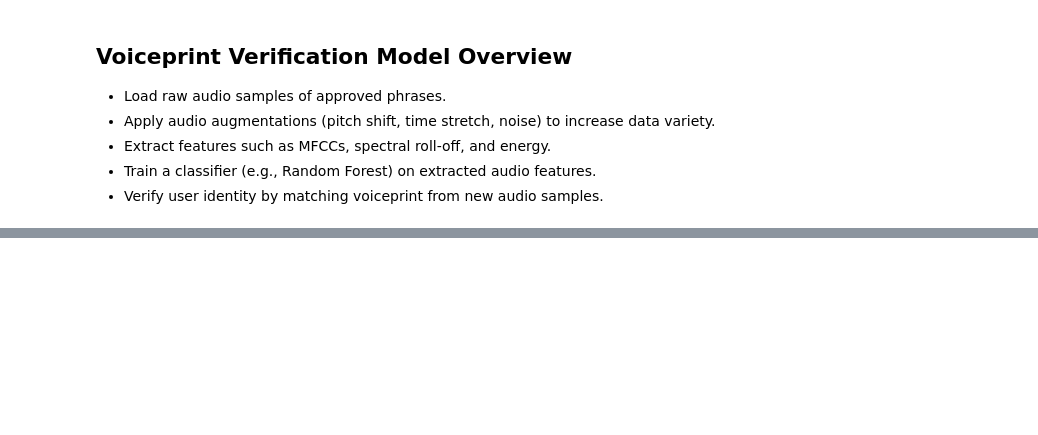
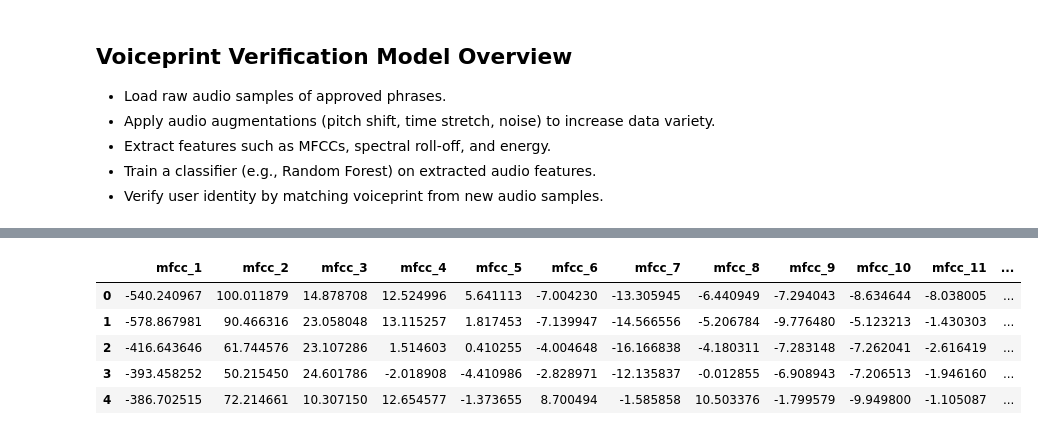
Before and after one commit to cyiza22/Data_Preprocessing, a Jupyter notebook: voiceprint_verification_model/notebook/audio_analysis.ipynb, the cells around one changed output, grey strips where cells are left out. Saved outputs shown, nothing was run; the diff lists cells and outputs as text; code cells hidden in the pictures; blank space fills up the shorter version.

```diff
--- a/voiceprint_verification_model/notebook/audio_analysis.ipynb
+++ b/voiceprint_verification_model/notebook/audio_analysis.ipynb
@@ -117,7 +132,7 @@ Visualizing Yes_approve.opus
 # %%
-# Function to apply 2+ augmentations and extract features from multiple audios
+# Apply 2+ augmentations (pitch, stretch, noise) and extract features
 def extract_features(y, sr, label):
-    """Extracts MFCC, rolloff, and energy features for a single audio."""
+    """Extract MFCC, rolloff, and energy features for a single audio."""
     mfccs = np.mean(librosa.feature.mfcc(y=y, sr=sr, n_mfcc=13), axis=1)
     rolloff = np.mean(librosa.feature.spectral_rolloff(y=y, sr=sr))
     energy = np.sum(y ** 2) / len(y)
@@ -126,33 +141,40 @@ def extract_features(y, sr, label):
     return feature_dict
 
 def augment_audio(y, sr):
-    """Apply multiple augmentations: time stretch, pitch shift, background noise."""
+    """Apply time-stretch, pitch-shift, and noise augmentations."""
     augmentations = []
-    # 1. Pitch Shift
     augmentations.append(librosa.effects.pitch_shift(y, sr, n_steps=random.choice([-2, 2])))
-    # 2. Time Stretch
     augmentations.append(librosa.effects.time_stretch(y, rate=random.choice([0.8, 1.2])))
-    # 3. Add background noise
     noise = np.random.randn(len(y))
     augmentations.append(y + 0.005 * noise)
     return augmentations
 
-# Extract features for all audios and save
+# Extract and save augmented features
 audio_dir = '../data/raw/audio/'
 all_features = []
 
-for file in os.listdir(audio_dir):
-    if file.lower().endswith(('.wav', '.opus')):
-        label = file.split('_')[0]  # Speaker label from filename
-        y, sr = librosa.load(os.path.join(audio_dir, file), sr=None)
-        # Original audio features
-        all_features.append(extract_features(y, sr, label + "_original"))
-        # Augmented versions
-        for i, aug in enumerate(augment_audio(y, sr)):
-            all_features.append(extract_features(aug, sr, f"{label}_aug{i+1}"))
+for subdir, _, files in os.walk(audio_dir):
+    for file in files:
+        if file.lower().endswith(('.wav', '.opus')):
+            label = os.path.basename(subdir)
+            y, sr = librosa.load(os.path.join(subdir, file), sr=None)
+            all_features.append(extract_features(y, sr, label + "_original"))
+            try:
+                augmentations = augment_audio(y, sr)
+            except Exception as e:
+                print(f"Warning: augment_audio failed for {file}: {e}")
+                augmentations = []
+            for i, aug in enumerate(augmentations):
+                # Ensure augmented audio matches original length (pad or trim)
+                if len(aug) != len(y):
+                    if len(aug) > len(y):
+                        aug = aug[:len(y)]
+                    else:
+                        aug = np.pad(aug, (0, len(y) - len(aug)), mode='constant')
+                all_features.append(extract_features(aug, sr, f"{label}_aug{i+1}"))
 
-#  Save all features into a CSV file
 df = pd.DataFrame(all_features)
 df.to_csv("audio_features.csv", index=False)
 print("✅ Features extracted and saved to 'audio_features.csv'")
 df.head()
+# %% [output]
@@ -158,0 +190,6 @@ df.head()
+|  | mfcc_1 | mfcc_2 | mfcc_3 | mfcc_4 | mfcc_5 | mfcc_6 | mfcc_7 | mfcc_8 | mfcc_9 | mfcc_10 | mfcc_11 | ... |
+| 0 | -540.240967 | 100.011879 | 14.878708 | 12.524996 | 5.641113 | -7.004230 | -13.305945 | -6.440949 | -7.294043 | -8.634644 | -8.038005 | ... |
+| 1 | -578.867981 | 90.466316 | 23.058048 | 13.115257 | 1.817453 | -7.139947 | -14.566556 | -5.206784 | -9.776480 | -5.123213 | -1.430303 | ... |
+| 2 | -416.643646 | 61.744576 | 23.107286 | 1.514603 | 0.410255 | -4.004648 | -16.166838 | -4.180311 | -7.283148 | -7.262041 | -2.616419 | ... |
+| 3 | -393.458252 | 50.215450 | 24.601786 | -2.018908 | -4.410986 | -2.828971 | -12.135837 | -0.012855 | -6.908943 | -7.206513 | -1.946160 | ... |
+| 4 | -386.702515 | 72.214661 | 10.307150 | 12.654577 | -1.373655 | 8.700494 | -1.585858 | 10.503376 | -1.799579 | -9.949800 | -1.105087 | ... |
```
Also changed, not shown: parts of 12 cells of this notebook, 4 other files.
